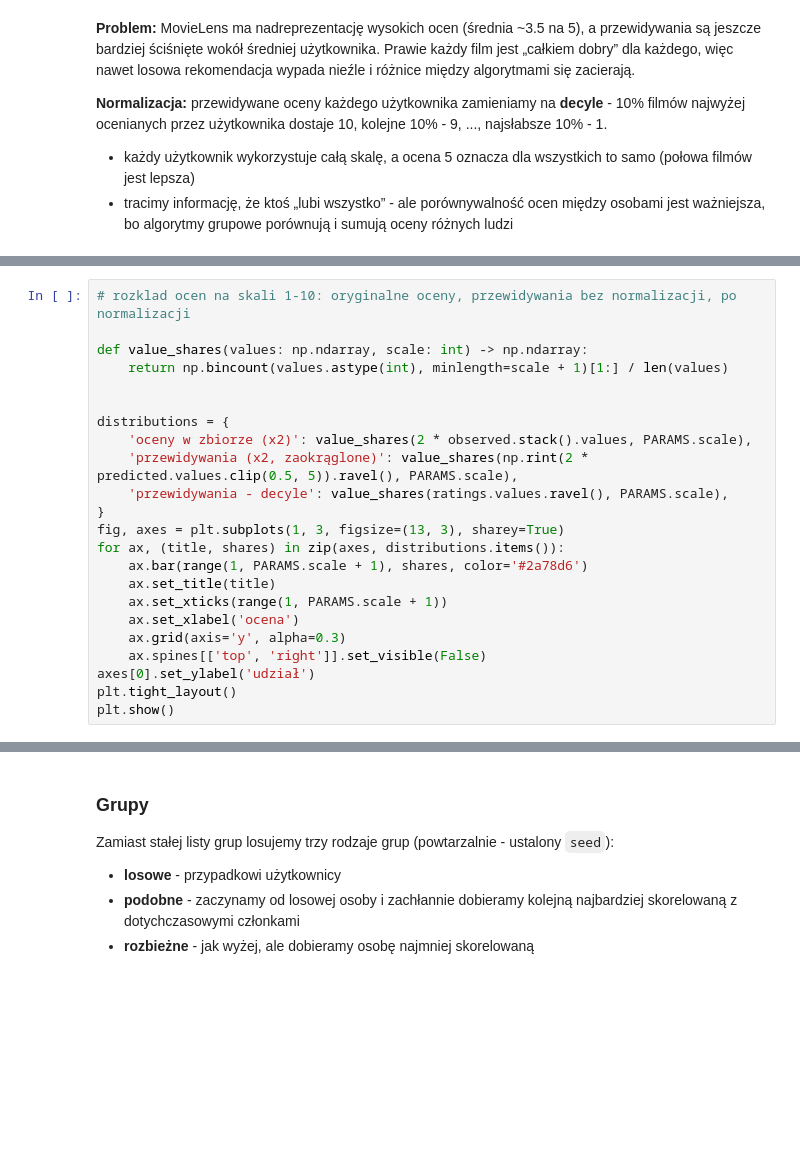
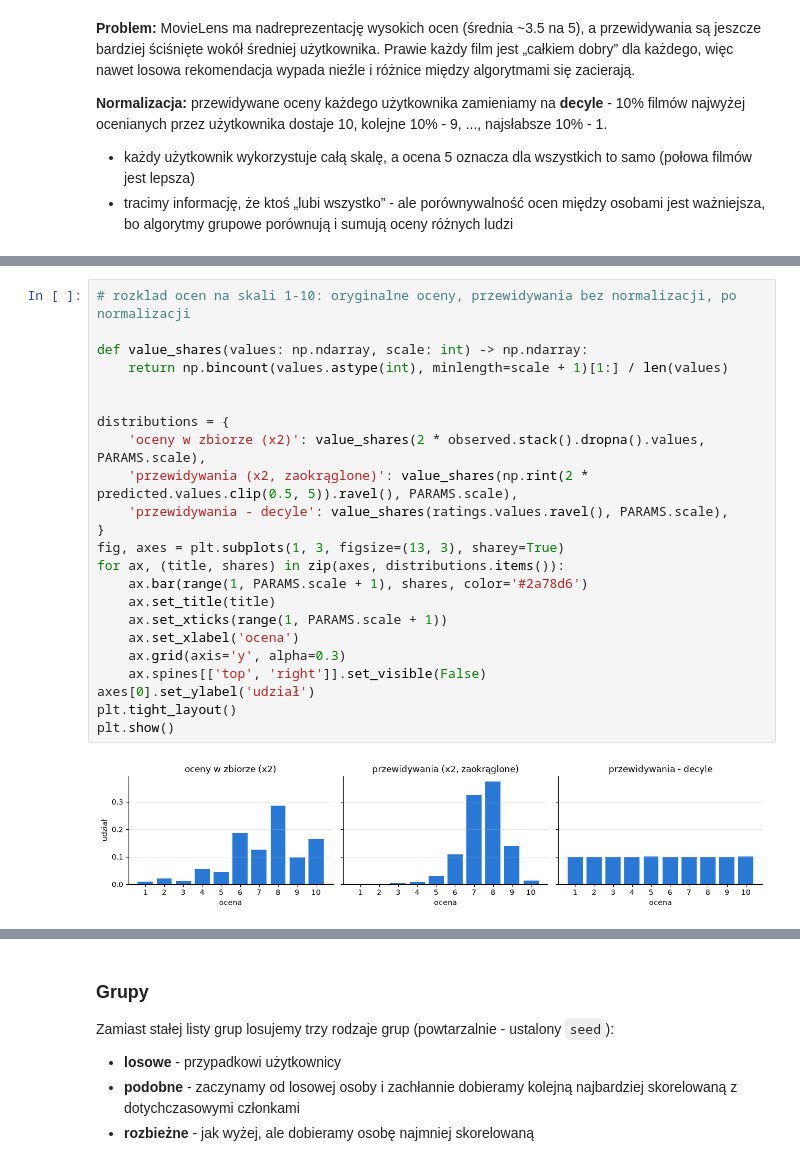
Before and after one commit to WSm-77/recommendation_systems, a Jupyter notebook: lab5/lab5_group_recommenders.ipynb, the cells around one changed output, grey strips where cells are left out. Cells and saved outputs as stored; diff of their text form; blank space fills up the shorter version.

```diff
--- a/lab5/lab5_group_recommenders.ipynb
+++ b/lab5/lab5_group_recommenders.ipynb
@@ -91,26 +109,28 @@ ratings
 # %%
 # rozklad ocen na skali 1-10: oryginalne oceny, przewidywania bez normalizacji, po normalizacji
 
 def value_shares(values: np.ndarray, scale: int) -> np.ndarray:
     return np.bincount(values.astype(int), minlength=scale + 1)[1:] / len(values)
 
 
 distributions = {
-    'oceny w zbiorze (x2)': value_shares(2 * observed.stack().values, PARAMS.scale),
+    'oceny w zbiorze (x2)': value_shares(2 * observed.stack().dropna().values, PARAMS.scale),
     'przewidywania (x2, zaokrąglone)': value_shares(np.rint(2 * predicted.values.clip(0.5, 5)).ravel(), PARAMS.scale),
     'przewidywania - decyle': value_shares(ratings.values.ravel(), PARAMS.scale),
 }
 fig, axes = plt.subplots(1, 3, figsize=(13, 3), sharey=True)
 for ax, (title, shares) in zip(axes, distributions.items()):
     ax.bar(range(1, PARAMS.scale + 1), shares, color='#2a78d6')
     ax.set_title(title)
     ax.set_xticks(range(1, PARAMS.scale + 1))
     ax.set_xlabel('ocena')
     ax.grid(axis='y', alpha=0.3)
     ax.spines[['top', 'right']].set_visible(False)
 axes[0].set_ylabel('udział')
 plt.tight_layout()
 plt.show()
+# %% [output]
+[figure, added]
 # %%
 # nazwy filmow i kategorie
 movies = pd.read_csv(f'{PARAMS.data_path}/movies.csv').set_index('movieId')
```
Also changed, not shown: parts of 25 cells of this notebook.
